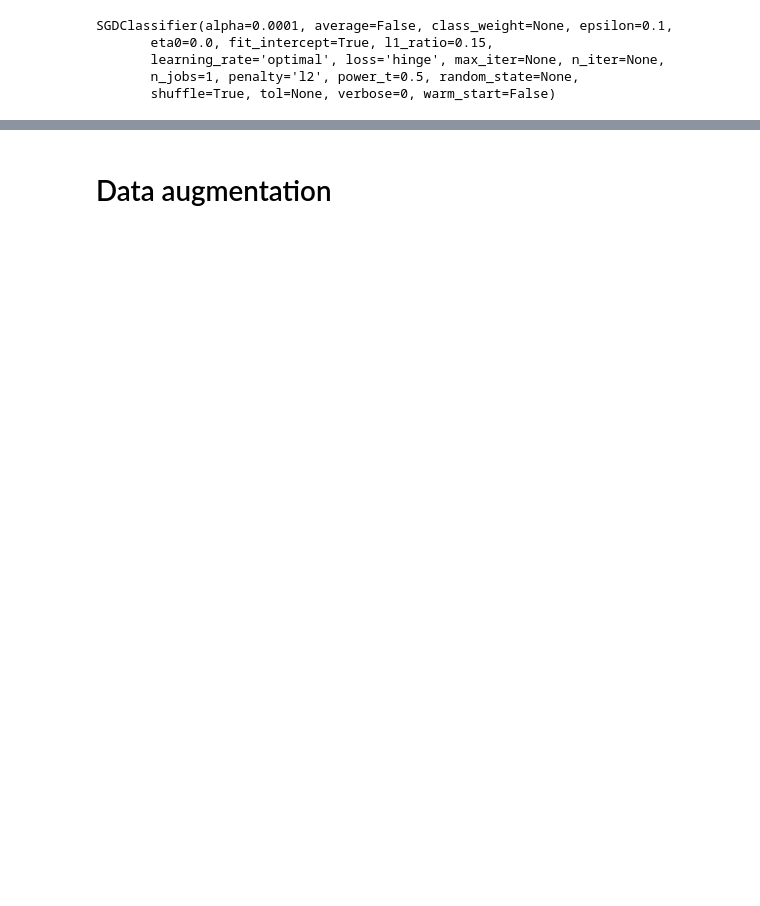
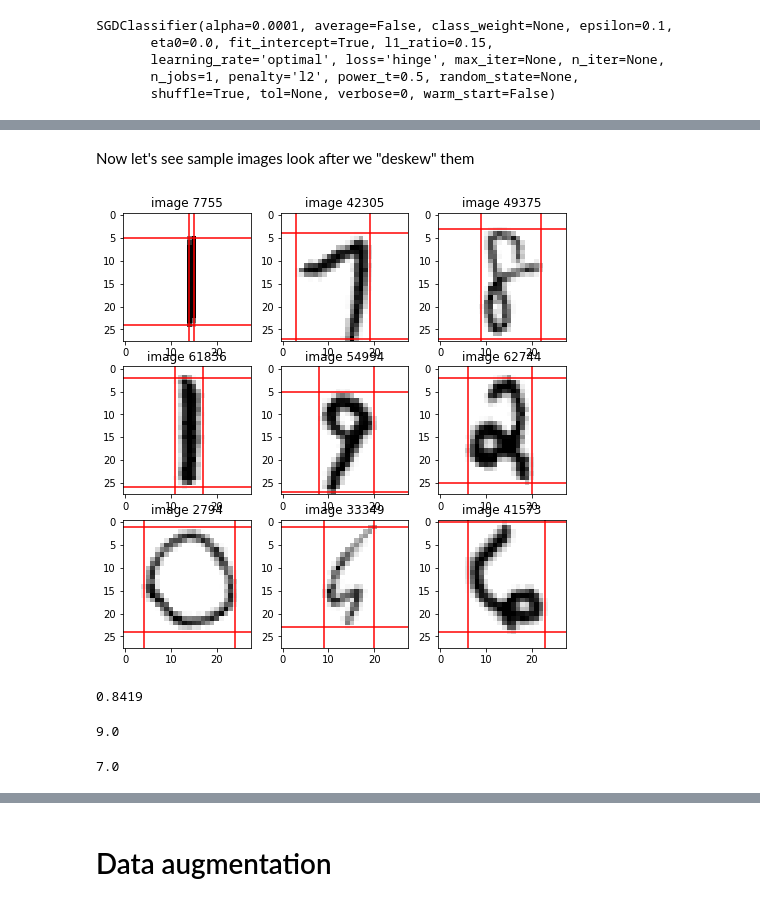
Before and after one commit to arlenk/ipython-notebooks, a Jupyter notebook: sklearn-pipeline-MNIST.ipynb, the cells around one changed output, grey strips where cells are left out. Saved outputs shown, nothing was run; the diff lists cells and outputs as text; code cells hidden in the pictures; blank space fills up the shorter version.

```diff
--- a/sklearn-pipeline-MNIST.ipynb
+++ b/sklearn-pipeline-MNIST.ipynb
@@ -83,3 +34,0 @@ def plot_bbox(img):
-# %%
-img = data_train[802].reshape(28, 28)
-plot_bbox(img)
@@ -139,5 +34,0 @@ Now let's see how this sample image looks after we "deskew" it
-# %%
-img = data_train[802].reshape(28, 28)
-best_angle = find_best_bbox_angle(img)
-print("best rotation angle: {}%".format(best_angle))
-plot_bbox(rotate_image(img, best_angle))
@@ -165,0 +167,15 @@ clf.score(data_test, target_test)
+# %% [markdown]
+Now let's see sample images look after we "deskew" them
+# %%
+fig, axes = plt.subplots(3, 3, figsize=(8,8))
+sample_images = [ 7755, 42305, 49375, 61836, 54994, 62744, 2794, 33349, 41573 ]
+for i in range(3):
+    for j in range(3):
+        ax = axes[i][j]
+        index = sample_images[i*3 + j]
+        img = data[index].reshape(28, 28)
+
+        plot_bbox(deskew_image(img), ax=ax)
+        ax.set_title('image {}'.format(index))
+# %% [output]
+[figure, added]
@@ -165,0 +185,5 @@ clf.score(data_test, target_test)
+# %%
+clf.fit(preprocessed_train, target_train)
+clf.score(preprocessed_test, target_test)
+# %% [output]
+0.8419
@@ -165,0 +192,8 @@ clf.score(data_test, target_test)
+# %%
+errors_train = np.where(predict_train != target_train)[0]
+len(errors_train)
+print(target_train[errors_train[0]])
+predict_train[errors_train[0]]
+# %% [output]
+9.0
+7.0
```
Also changed, not shown: parts of 29 cells of this notebook.
